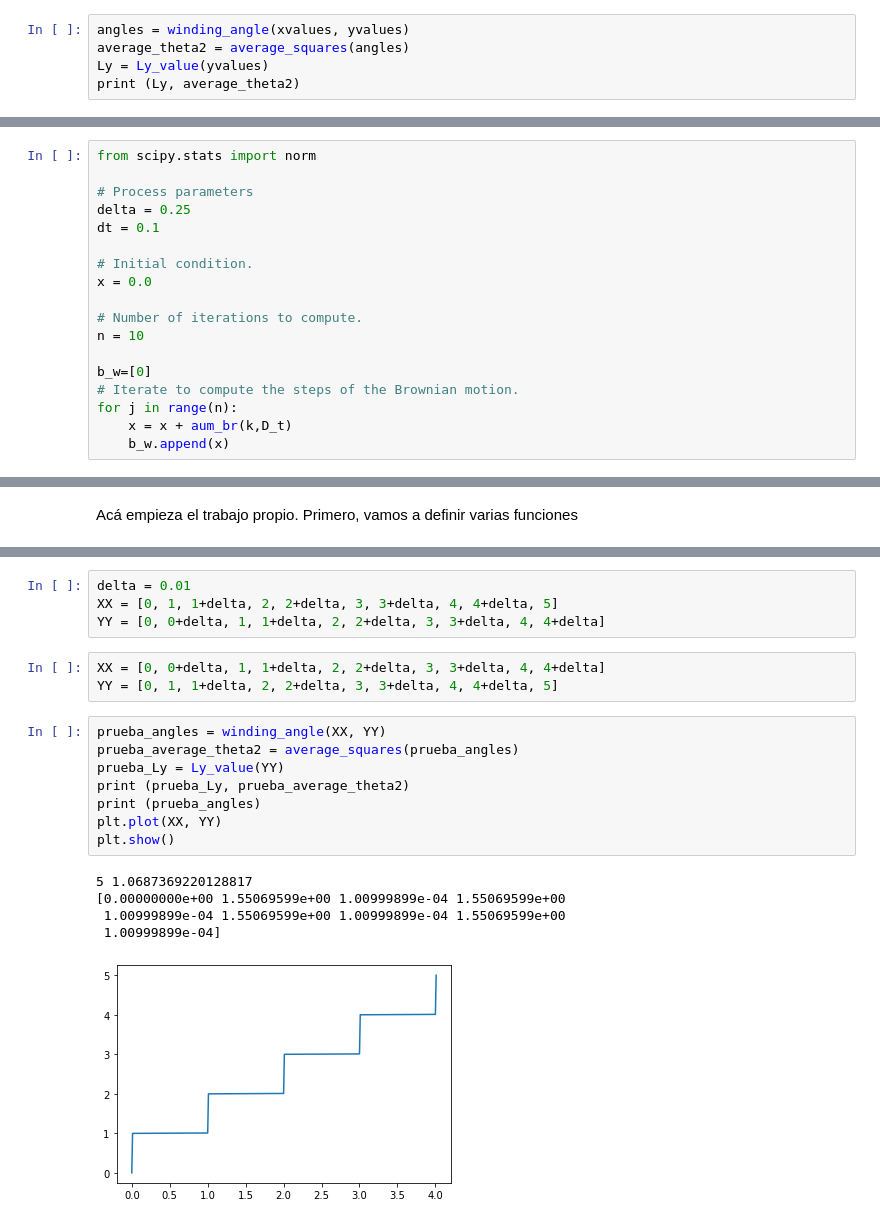
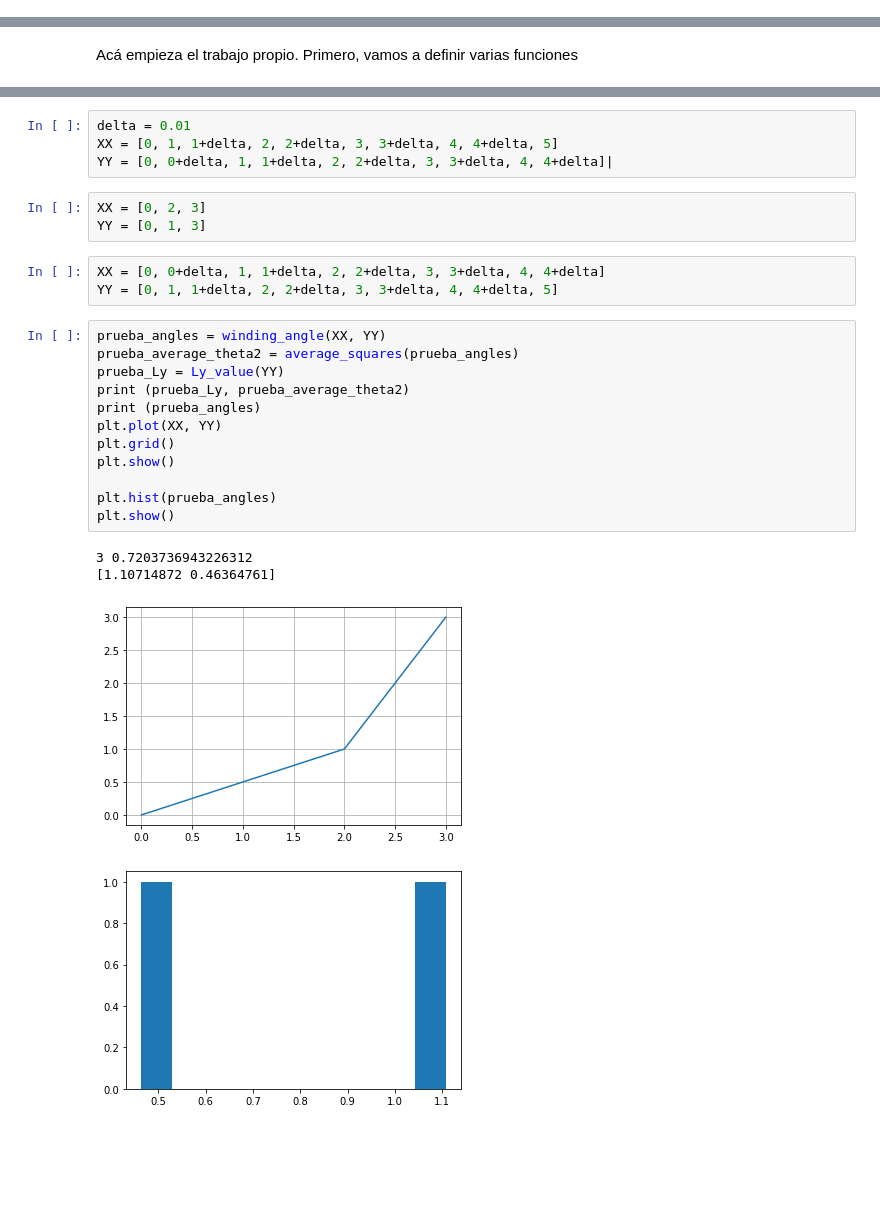
Before and after one commit to CamiloFajardo2021/Statistical_mechanics-project, a Jupyter notebook: angle.ipynb, the cells around one changed output, grey strips where cells are left out. Drawn from its saved outputs; the diff is of its cells as text; blank space fills up the shorter version.

```diff
--- a/angle.ipynb
+++ b/angle.ipynb
@@ -1,7 +1,2 @@
 # %% [markdown]
 Vamos a sacar el proceso SLE de una fuente externa. Este retorna los vectores $xvalues$ y $yvalues$.
-# %%
-angles = winding_angle(xvalues, yvalues)
-average_theta2 = average_squares(angles)
-Ly = Ly_value(yvalues)
-print (Ly, average_theta2)
@@ -360,18 +2,0 @@ print(no_of_points)
-# %%
-from scipy.stats import norm
-
-# Process parameters
-delta = 0.25
-dt = 0.1
-
-# Initial condition.
-x = 0.0
-
-# Number of iterations to compute.
-n = 10
-
-b_w=[0]
-# Iterate to compute the steps of the Brownian motion.
-for j in range(n):
-    x = x + aum_br(k,D_t)
-    b_w.append(x)
@@ -474,21 +182,27 @@ print (Ly, average_theta2)
 # %%
 delta = 0.01
 XX = [0, 1, 1+delta, 2, 2+delta, 3, 3+delta, 4, 4+delta, 5]
-YY = [0, 0+delta, 1, 1+delta, 2, 2+delta, 3, 3+delta, 4, 4+delta]
+YY = [0, 0+delta, 1, 1+delta, 2, 2+delta, 3, 3+delta, 4, 4+delta]|
+# %%
+XX = [0, 2, 3]
+YY = [0, 1, 3]
 # %%
 XX = [0, 0+delta, 1, 1+delta, 2, 2+delta, 3, 3+delta, 4, 4+delta]
 YY = [0, 1, 1+delta, 2, 2+delta, 3, 3+delta, 4, 4+delta, 5]
 # %%
 prueba_angles = winding_angle(XX, YY)
 prueba_average_theta2 = average_squares(prueba_angles)
 prueba_Ly = Ly_value(YY)
 print (prueba_Ly, prueba_average_theta2)
 print (prueba_angles)
 plt.plot(XX, YY)
+plt.grid()
 plt.show()
+
+plt.hist(prueba_angles)
+plt.show()
 # %% [output]
-5 1.0687369220128817
-[0.00000000e+00 1.55069599e+00 1.00999899e-04 1.55069599e+00
- 1.00999899e-04 1.55069599e+00 1.00999899e-04 1.55069599e+00
- 1.00999899e-04]
+3 0.7203736943226312
+[1.10714872 0.46364761]
-[figure, old version]
+[figure, new version]
+[figure, added]
```
Also changed, not shown: parts of 22 cells of this notebook.
